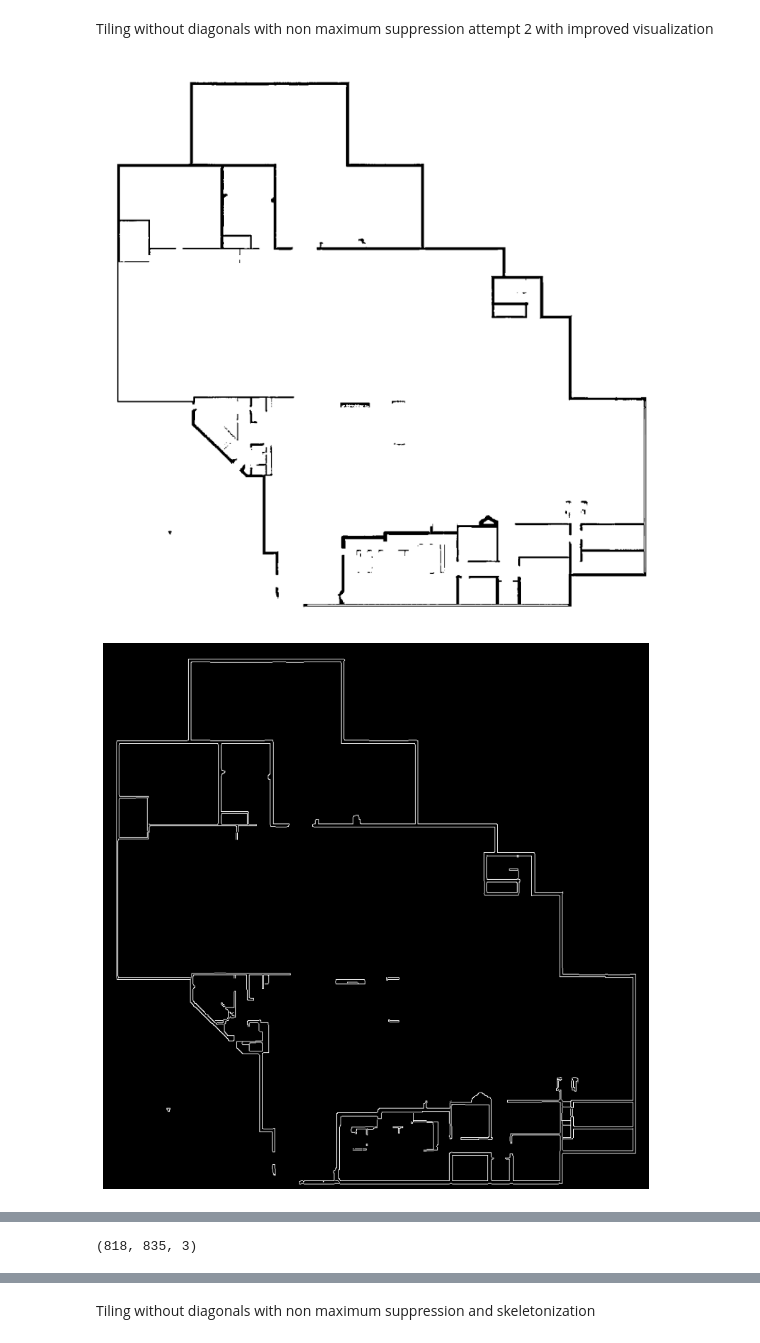
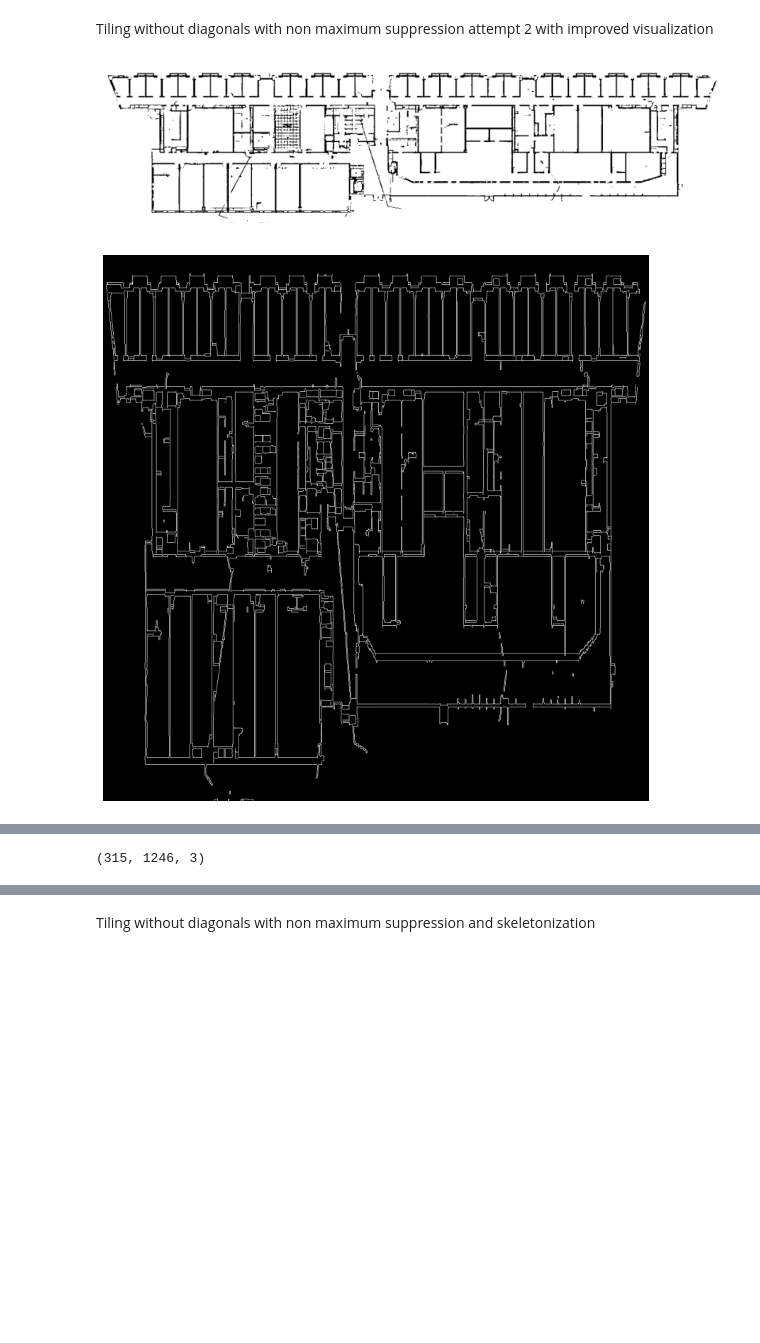
Before and after one commit to luqmanzaceria/ucsc-research, a Jupyter notebook: cv-floorplan/hough/hough_tiles.ipynb, the cells around one changed output, grey strips where cells are left out. Cells and saved outputs as stored; diff of their text form; code cells hidden in the pictures; blank space fills up the shorter version.

```diff
--- a/cv-floorplan/hough/hough_tiles.ipynb
+++ b/cv-floorplan/hough/hough_tiles.ipynb
@@ -383,7 +442,7 @@ import random
 
 # ------------
 # ------------
-filename = 'img/reassembled_SE2.png'
+filename = 'img/reassembled_E2_2.png'
 src = cv.imread(filename, cv.IMREAD_GRAYSCALE)
 if src is None:
     print('Error opening image!')
@@ -483,7 +542,7 @@ from skimage.draw import line as skimage_line
 
 # ------------
 # ------------
-filename = 'img/reassembled_SE2.png'
+filename = 'img/reassembled_E2_2.png'
 src = cv.imread(filename)
 if src is None:
     print('Error opening image!')
@@ -600,32 +659,32 @@ for y in range(cdst.shape[0]):
 # # Show the result
 # plt.figure(figsize=(10, 10))
 # plt.imshow(blank_image)
 # plt.axis('off')
 # plt.show()
 
 for x, y in all_hough_points:
     if y+1 in range(cdst_copy.shape[0]) and y-1 in range(cdst_copy.shape[0]) and x+1 in range(cdst_copy.shape[0]) and x-1 in range(cdst_copy.shape[0]) :
         if np.array_equal(cdst_copy[y, x], [255, 255, 255]):
             cdst_copy[y,x] = (0,0,255)
             cdst_copy[y+1,x+1] = (0,0,255)
             cdst_copy[y+1,x-1] = (0,0,255)
             cdst_copy[y-1,x-1] = (0,0,255)
             cdst_copy[y-1,x+1] = (0,0,255)
 
 # Show the result
 plt.figure(figsize=(10, 10))
 plt.imshow(cdst_copy)
 plt.axis('off')
 plt.show()
 
 print(src.shape)
 final_image = cv.resize(cdst_copy, (src.shape[1], src.shape[0]), interpolation=cv.INTER_LINEAR)
 
 # Show the result
 plt.figure(figsize=(10, 10))
 plt.imshow(final_image)
 plt.axis('off')
 plt.show()
 # %% [output]
-[figure, old version]
+[figure, new version]
-[figure, old version]
+[figure, new version]
@@ -634 +693 @@ plt.show()
-(818, 835, 3)
+(315, 1246, 3)
```
Also changed, not shown: parts of 5 cells of this notebook.
